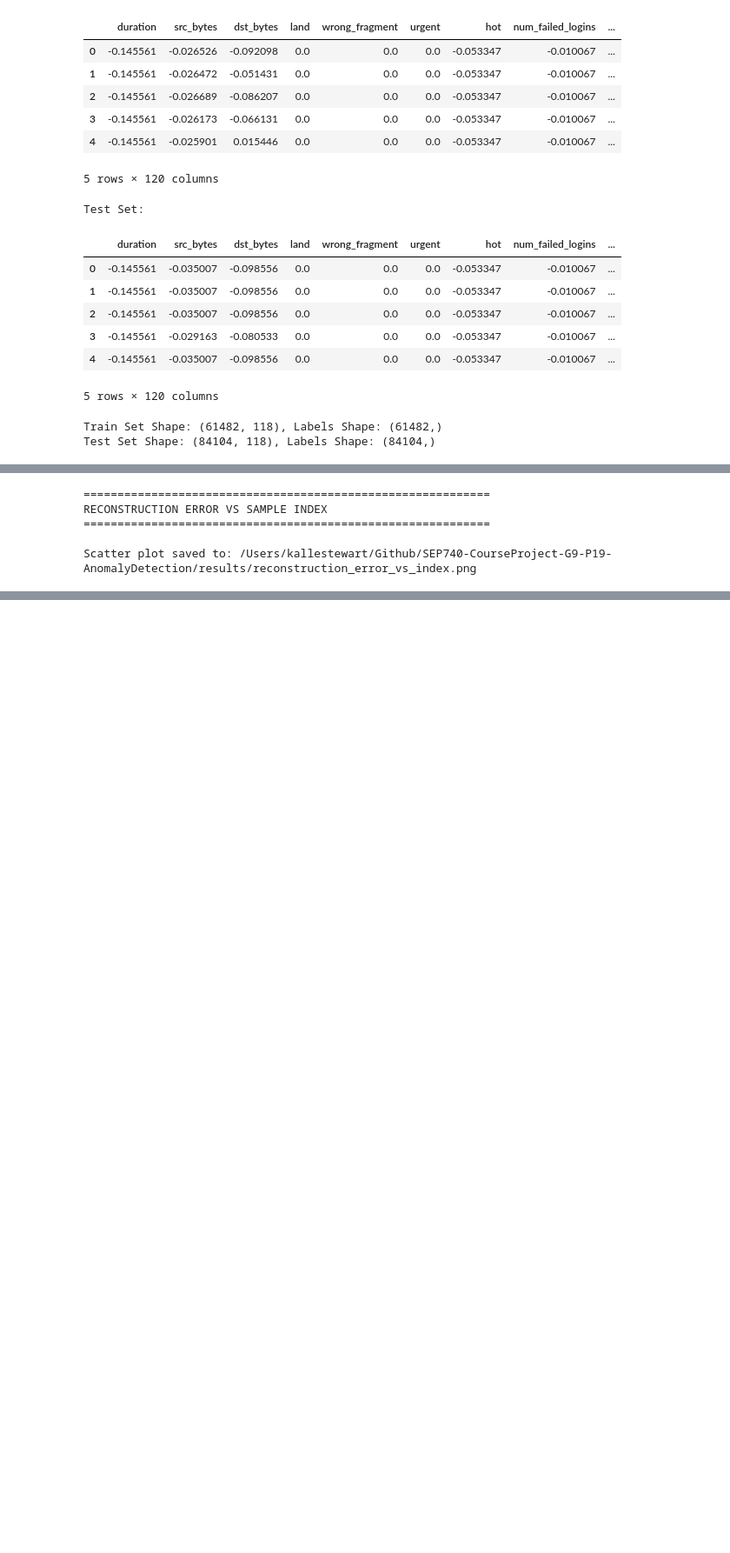
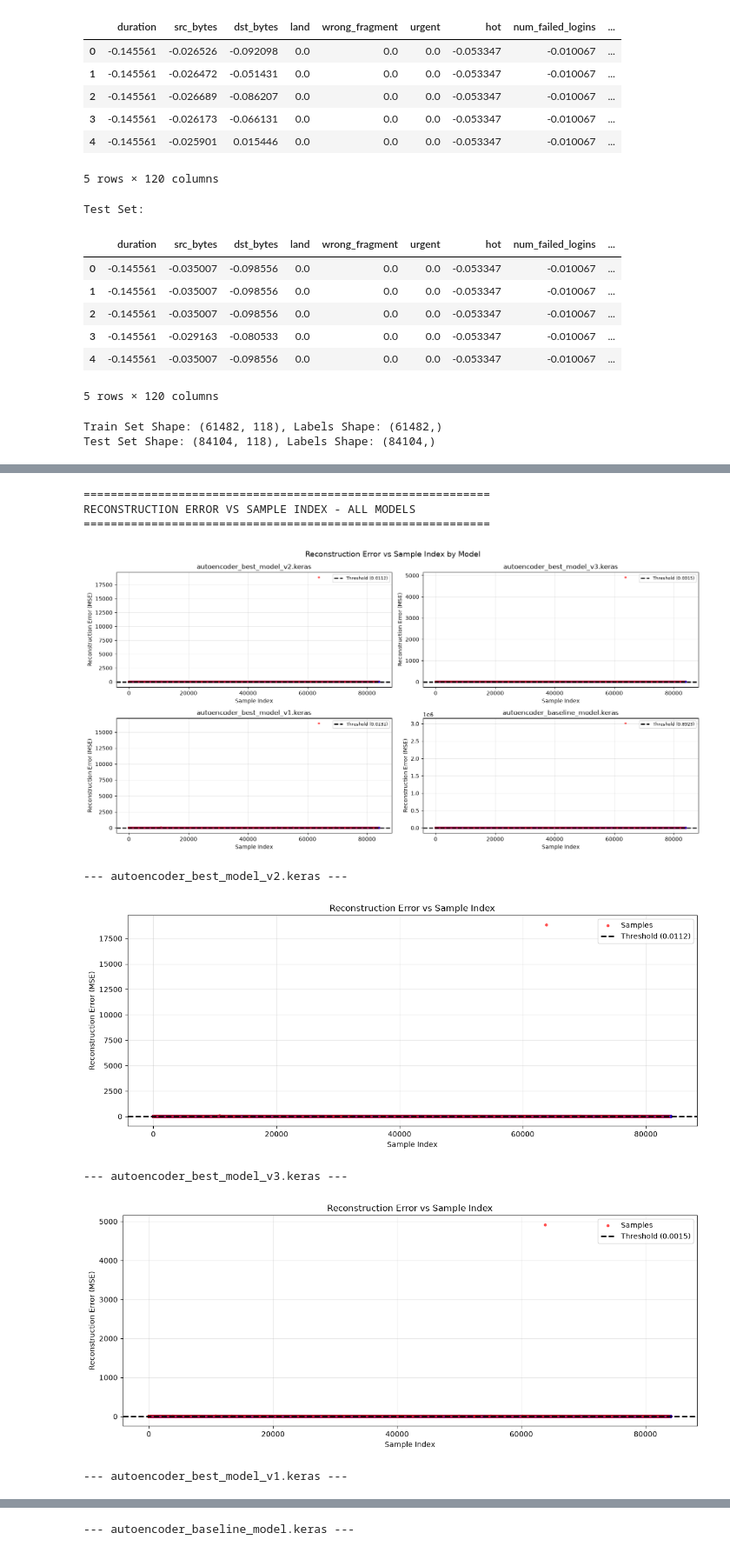
Before and after one commit to KalleStew/SEP740-Project19-AnomalyDetection, a Jupyter notebook: notebooks/04_EvaluationVisualization.ipynb, the cells around one changed output, grey strips where cells are left out. Shown at 87% size. Saved outputs shown, nothing was run; the diff lists cells and outputs as text; code cells hidden in the pictures; blank space fills up the shorter version.

```diff
--- a/notebooks/04_EvaluationVisualization.ipynb
+++ b/notebooks/04_EvaluationVisualization.ipynb
@@ -547,34 +497,26 @@ in red and the threshold line shown.
 # %%
-scatter_plot_path = results_dir / 'reconstruction_error_vs_index.png'
+print("=" * 60)
+print("RECONSTRUCTION ERROR VS SAMPLE INDEX - ALL MODELS")
+print("=" * 60)
 
-if RUN_MODE:
-    print("=" * 60)
-    print("RECONSTRUCTION ERROR VS SAMPLE INDEX")
-    print("=" * 60)
+# Single comparison figure: one scatter plot per model
+plot_reconstruction_error_vs_index_comparison(model_data)
 
+# Individual full-size scatter plot for each model
+for model_name, data in model_data.items():
+    print(f"\n--- {model_name} ---")
     plot_reconstruction_error_vs_index(
-        test_errors=test_errors,
-        y_pred=y_pred,
-        threshold=threshold,
-        save_path=scatter_plot_path
+        test_errors=data['test_errors'],
+        y_pred=data['y_pred'],
+        threshold=data['threshold'],
     )
-    print(f"\nScatter plot saved to: {scatter_plot_path}")
-
-else:
-    print("=" * 60)
-    print("LOADING SCATTER PLOT")
-    print("=" * 60)
-
-    from IPython.display import Image, display
-    if scatter_plot_path.exists():
-        display(Image(filename=str(scatter_plot_path)))
-        print(f"Loaded plot from: {scatter_plot_path}")
-    else:
-        print(f"Plot not found at: {scatter_plot_path}")
-        print("Run with RUN_MODE=True first to generate visualizations.")
 # %% [output]
 ============================================================
-RECONSTRUCTION ERROR VS SAMPLE INDEX
+RECONSTRUCTION ERROR VS SAMPLE INDEX - ALL MODELS
 ============================================================
-
-Scatter plot saved to: /Users/kallestewart/Github/SEP740-CourseProject-G9-P19-AnomalyDetection/results/reconstruction_error_vs_index.png
+[figure, added]
+--- autoencoder_best_model_v2.keras ---
+[figure, added]
+--- autoencoder_best_model_v3.keras ---
+[figure, added]
+--- autoencoder_best_model_v1.keras ---
@@ -580,0 +524 @@ Scatter plot saved to: /Users/kallestewart/Github/SEP740-CourseProject-G9-P19-An
+--- autoencoder_baseline_model.keras ---
```
Also changed, not shown: parts of 22 cells of this notebook, 15 other files.
